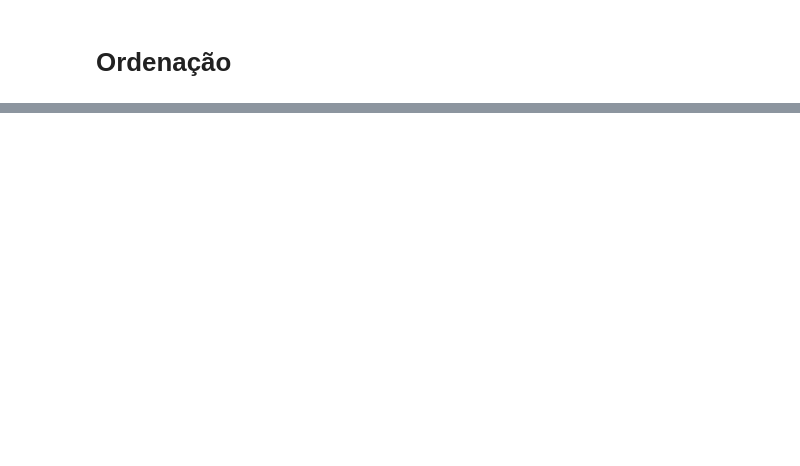
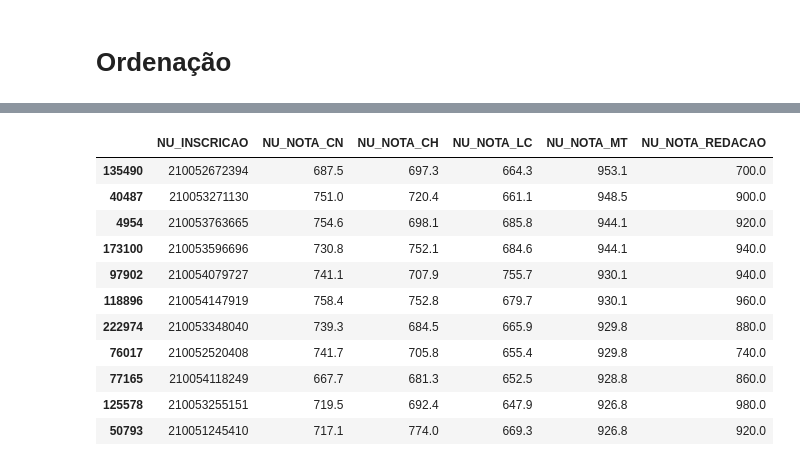
Before and after one commit to JevertonFlores/DA_python_dados_enem, a Jupyter notebook: Data_Analytics_Data_Viking.ipynb, the cells around one changed output, grey strips where cells are left out. Cells and saved outputs as stored; diff of their text form; code cells hidden in the pictures; blank space fills up the shorter version.

```diff
--- a/Data_Analytics_Data_Viking.ipynb
+++ b/Data_Analytics_Data_Viking.ipynb
@@ -640,0 +764,15 @@ df.NU_NOTA_MT.plot(kind = 'kde')
+# %%
+df_subset.sort_values(by = ['NU_NOTA_MT'], ascending=False).iloc[:11, :]
+# %% [output]
+|  | NU_INSCRICAO | NU_NOTA_CN | NU_NOTA_CH | NU_NOTA_LC | NU_NOTA_MT | NU_NOTA_REDACAO |
+| 135490 | 210052672394 | 687.5 | 697.3 | 664.3 | 953.1 | 700.0 |
+| 40487 | 210053271130 | 751.0 | 720.4 | 661.1 | 948.5 | 900.0 |
+| 4954 | 210053763665 | 754.6 | 698.1 | 685.8 | 944.1 | 920.0 |
+| 173100 | 210053596696 | 730.8 | 752.1 | 684.6 | 944.1 | 940.0 |
+| 97902 | 210054079727 | 741.1 | 707.9 | 755.7 | 930.1 | 940.0 |
+| 118896 | 210054147919 | 758.4 | 752.8 | 679.7 | 930.1 | 960.0 |
+| 222974 | 210053348040 | 739.3 | 684.5 | 665.9 | 929.8 | 880.0 |
+| 76017 | 210052520408 | 741.7 | 705.8 | 655.4 | 929.8 | 740.0 |
+| 77165 | 210054118249 | 667.7 | 681.3 | 652.5 | 928.8 | 860.0 |
+| 125578 | 210053255151 | 719.5 | 692.4 | 647.9 | 926.8 | 980.0 |
+| 50793 | 210051245410 | 717.1 | 774.0 | 669.3 | 926.8 | 920.0 |
```
Also changed, not shown: parts of 25 cells of this notebook.
